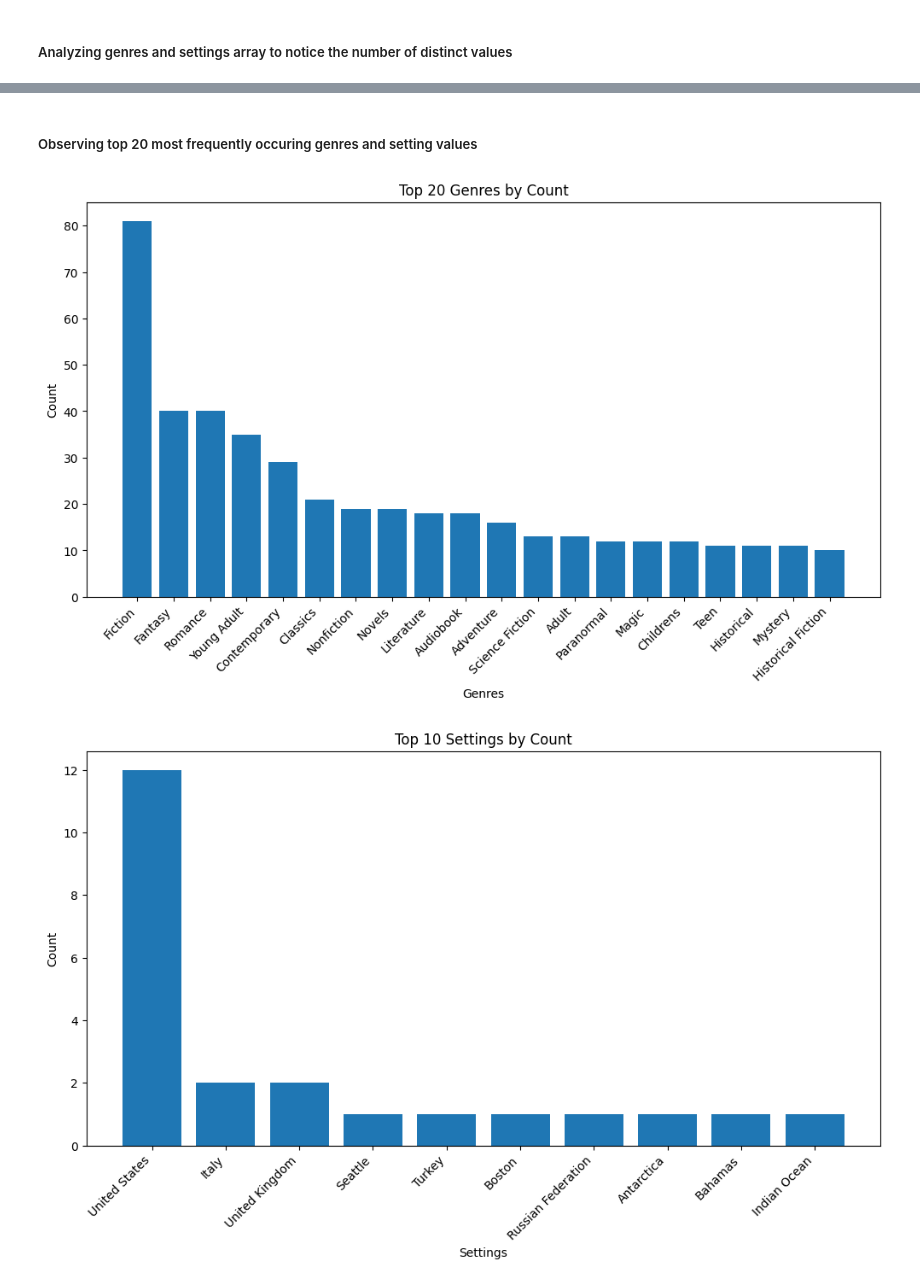
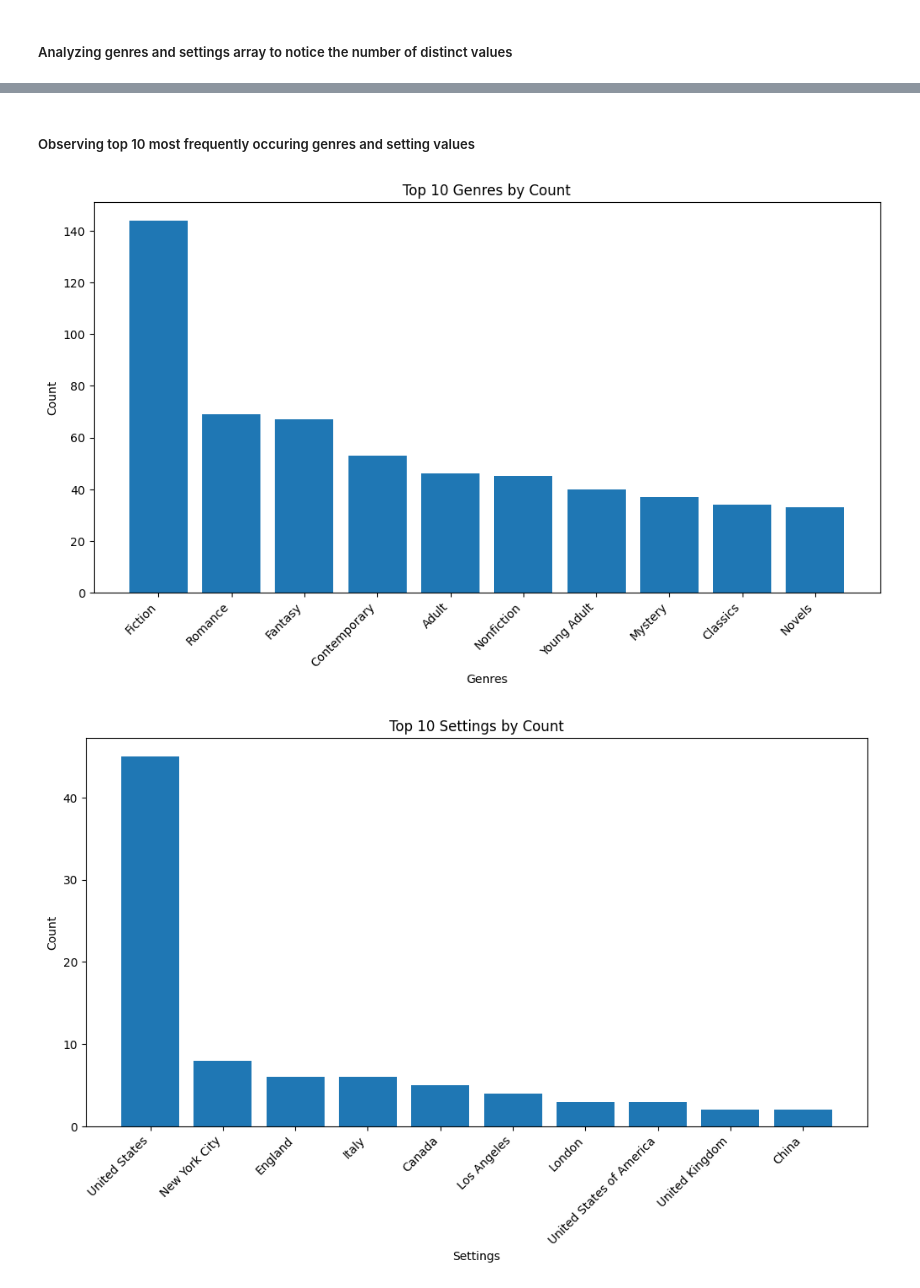
Before and after one commit to tanujkher/AssociationRuleGoodreadsBookGenreSettingRating, a Jupyter notebook: associationRule.ipynb, the cells around one changed output, grey strips where cells are left out. Saved outputs shown, nothing was run; the diff lists cells and outputs as text; code cells hidden in the pictures.

```diff
--- a/associationRule.ipynb
+++ b/associationRule.ipynb
@@ -194,8 +208,8 @@ Number of unique settings: 4181
 # %% [markdown]
 <h5>Owing to the large number of genres and settings, we are sampling a small portion of the data set</h5>
 # %%
-# sampling 120 rows for faster processing and computation
-data = data.sample(n=120, random_state=17).reset_index(drop=True)
+# sampling 240 rows for faster processing and computation
+data = data.sample(n=240, random_state=11).reset_index(drop=True)
 data.head()
 # %% [output]
 |  | title | rating | genres | setting |
@@ -245,36 +259,36 @@ Number of unique settings: 32
 # %% [markdown]
-<h5>Observing top 20 most frequently occuring genres and setting values</h5>
+<h5>Observing top 10 most frequently occuring genres and setting values</h5>
 # %%
-# bar chart for top 20 genres and their counts
+# bar chart for top 10 genres and their counts
 genre_counts = Counter()
 for genre_list in data['genres']:
     genres_string = genre_list.strip().strip('[]').replace("'", "")
     for genre in genres_string.split(','):
         genre_counts[genre.strip()] += 1
-top_genres = genre_counts.most_common(20)
+top_genres = genre_counts.most_common(10)
 genres, counts = zip(*top_genres)
 plt.figure(figsize=(12, 6))
 plt.bar(genres, counts)
 plt.xticks(rotation=45, ha='right')
-plt.title('Top 20 Genres by Count')
+plt.title('Top 10 Genres by Count')
 plt.xlabel('Genres')
 plt.ylabel('Count')
 plt.show()
 
 # bar chart for top 10 settings and their counts
 setting_counts = Counter()
 for setting_list in data['setting']:
     for setting in setting_list:
         setting_counts[setting.strip()] += 1
 top_settings = setting_counts.most_common(10)
 settings, counts = zip(*top_settings)
 plt.figure(figsize=(12, 6))
 plt.bar(settings, counts)
 plt.xticks(rotation=45, ha='right')
 plt.title('Top 10 Settings by Count')
 plt.xlabel('Settings')
 plt.ylabel('Count')
 plt.show()
 # %% [output]
-[figure, old version]
+[figure, new version]
-[figure, old version]
+[figure, new version]
```
Also changed, not shown: parts of 16 cells of this notebook.
